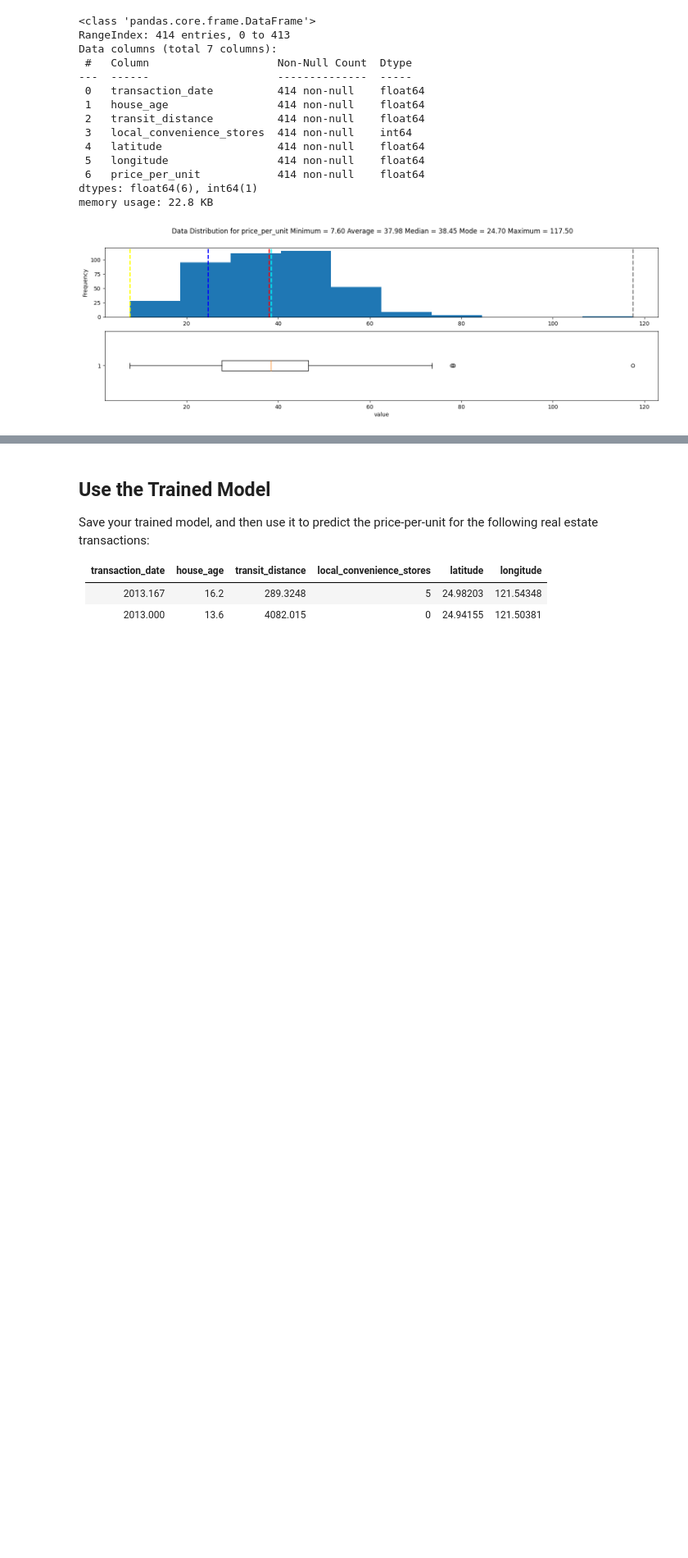
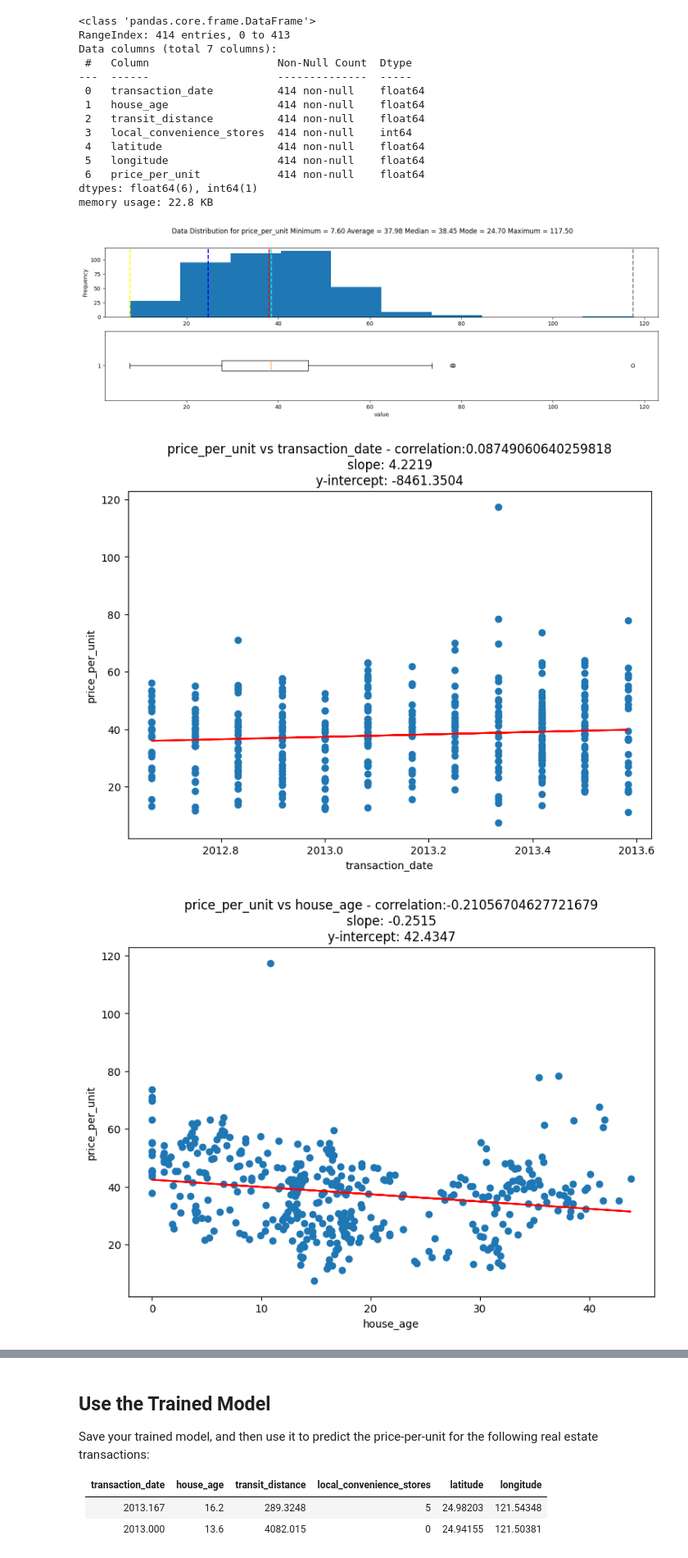
Before and after one commit to Berezovikov-A/ms_ml_challenges, a Jupyter notebook: 02 - Real Estate Regression Challenge.ipynb, the cells around one changed output, grey strips where cells are left out. Shown at 82% size. Saved outputs shown, nothing was run; the diff lists cells and outputs as text; code cells hidden in the pictures; blank space fills up the shorter version.

Commit message:
added attributes to the plots module

```diff
--- a/02 - Real Estate Regression Challenge.ipynb
+++ b/02 - Real Estate Regression Challenge.ipynb
@@ -63,6 +63,9 @@ Data columns (total 7 columns):
  6   price_per_unit            414 non-null    float64
 dtypes: float64(6), int64(1)
 memory usage: 22.8 KB
+# %%
+label = 'price_per_unit'
+features = ['transaction_date', 'house_age', 'transit_distance', 'local_convenience_stores', 'latitude', 'longitude']
 # %%
 from scripts import plots
 
@@ -70,2 +73,8 @@ plots.show_distribution(data['price_per_unit'])
 # %% [output]
 [figure]
+# %%
+for feature in features:
+    plots.show_correlation(data[label], data[feature])
+# %% [output]
+[figure, added]
+[figure, added]
```
Also changed, not shown: parts of 2 cells of this notebook, 1 other file.
